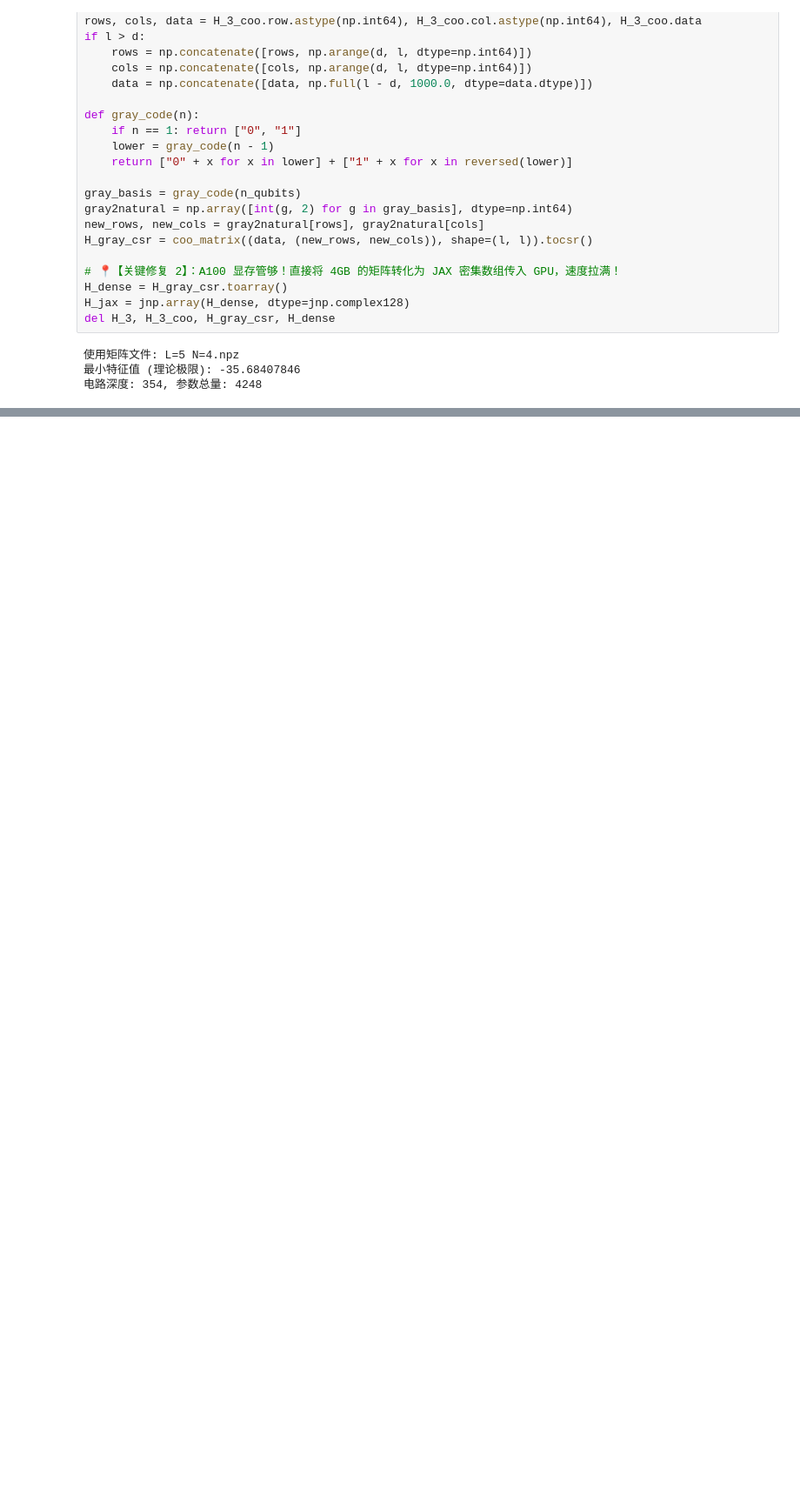
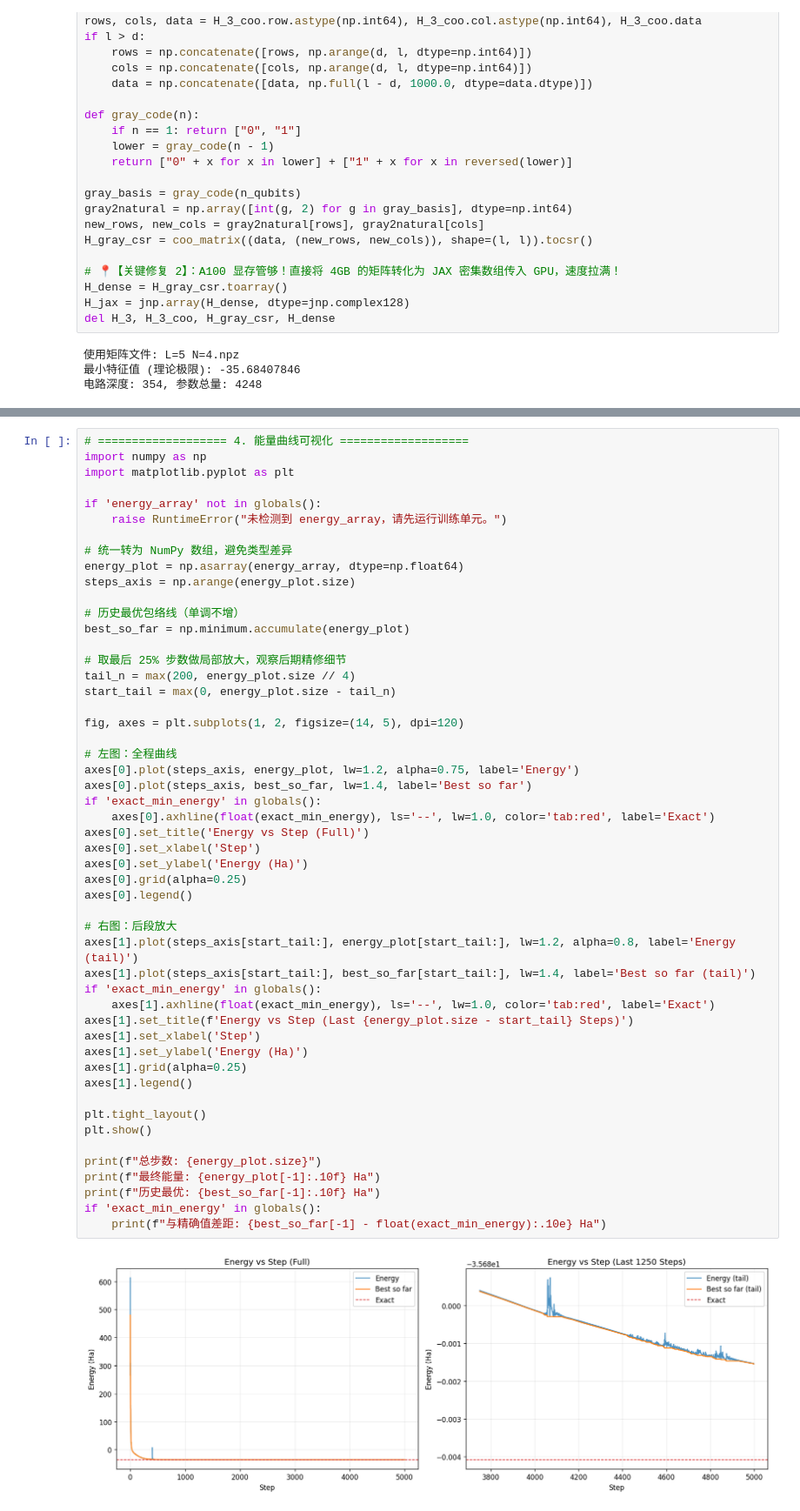
Before and after one commit to ZhushuoLiu/Quantum-computing-for-effective-nuclear-lattice-model, a Jupyter notebook: L=5 N=4 Gemini.ipynb, the cells around one changed output, grey strips where cells are left out. Shown at 87% size. Saved outputs shown, nothing was run; the diff lists cells and outputs as text; blank space fills up the shorter version.

```diff
--- a/L=5 N=4 Gemini.ipynb
+++ b/L=5 N=4 Gemini.ipynb
@@ -243,0 +387,53 @@ Step =  300, Energy = -32.45191816 Ha, Best = -32.72346723 Ha, Gap = 3.232160
+# %%
+# =================== 4. 能量曲线可视化 ===================
+import numpy as np
+import matplotlib.pyplot as plt
+
+if 'energy_array' not in globals():
+    raise RuntimeError("未检测到 energy_array，请先运行训练单元。")
+
+# 统一转为 NumPy 数组，避免类型差异
+energy_plot = np.asarray(energy_array, dtype=np.float64)
+steps_axis = np.arange(energy_plot.size)
+
+# 历史最优包络线（单调不增）
+best_so_far = np.minimum.accumulate(energy_plot)
+
+# 取最后 25% 步数做局部放大，观察后期精修细节
+tail_n = max(200, energy_plot.size // 4)
+start_tail = max(0, energy_plot.size - tail_n)
+
+fig, axes = plt.subplots(1, 2, figsize=(14, 5), dpi=120)
+
+# 左图：全程曲线
+axes[0].plot(steps_axis, energy_plot, lw=1.2, alpha=0.75, label='Energy')
+axes[0].plot(steps_axis, best_so_far, lw=1.4, label='Best so far')
+if 'exact_min_energy' in globals():
+    axes[0].axhline(float(exact_min_energy), ls='--', lw=1.0, color='tab:red', label='Exact')
+axes[0].set_title('Energy vs Step (Full)')
+axes[0].set_xlabel('Step')
+axes[0].set_ylabel('Energy (Ha)')
+axes[0].grid(alpha=0.25)
+axes[0].legend()
+
+# 右图：后段放大
+axes[1].plot(steps_axis[start_tail:], energy_plot[start_tail:], lw=1.2, alpha=0.8, label='Energy (tail)')
+axes[1].plot(steps_axis[start_tail:], best_so_far[start_tail:], lw=1.4, label='Best so far (tail)')
+if 'exact_min_energy' in globals():
+    axes[1].axhline(float(exact_min_energy), ls='--', lw=1.0, color='tab:red', label='Exact')
+axes[1].set_title(f'Energy vs Step (Last {energy_plot.size - start_tail} Steps)')
+axes[1].set_xlabel('Step')
+axes[1].set_ylabel('Energy (Ha)')
+axes[1].grid(alpha=0.25)
+axes[1].legend()
+
+plt.tight_layout()
+plt.show()
+
+print(f"总步数: {energy_plot.size}")
+print(f"最终能量: {energy_plot[-1]:.10f} Ha")
+print(f"历史最优: {best_so_far[-1]:.10f} Ha")
+if 'exact_min_energy' in globals():
+    print(f"与精确值差距: {best_so_far[-1] - float(exact_min_energy):.10e} Ha")
+# %% [output]
+[figure, added]
```
Also changed, not shown: parts of 3 cells of this notebook, 1 other file.
